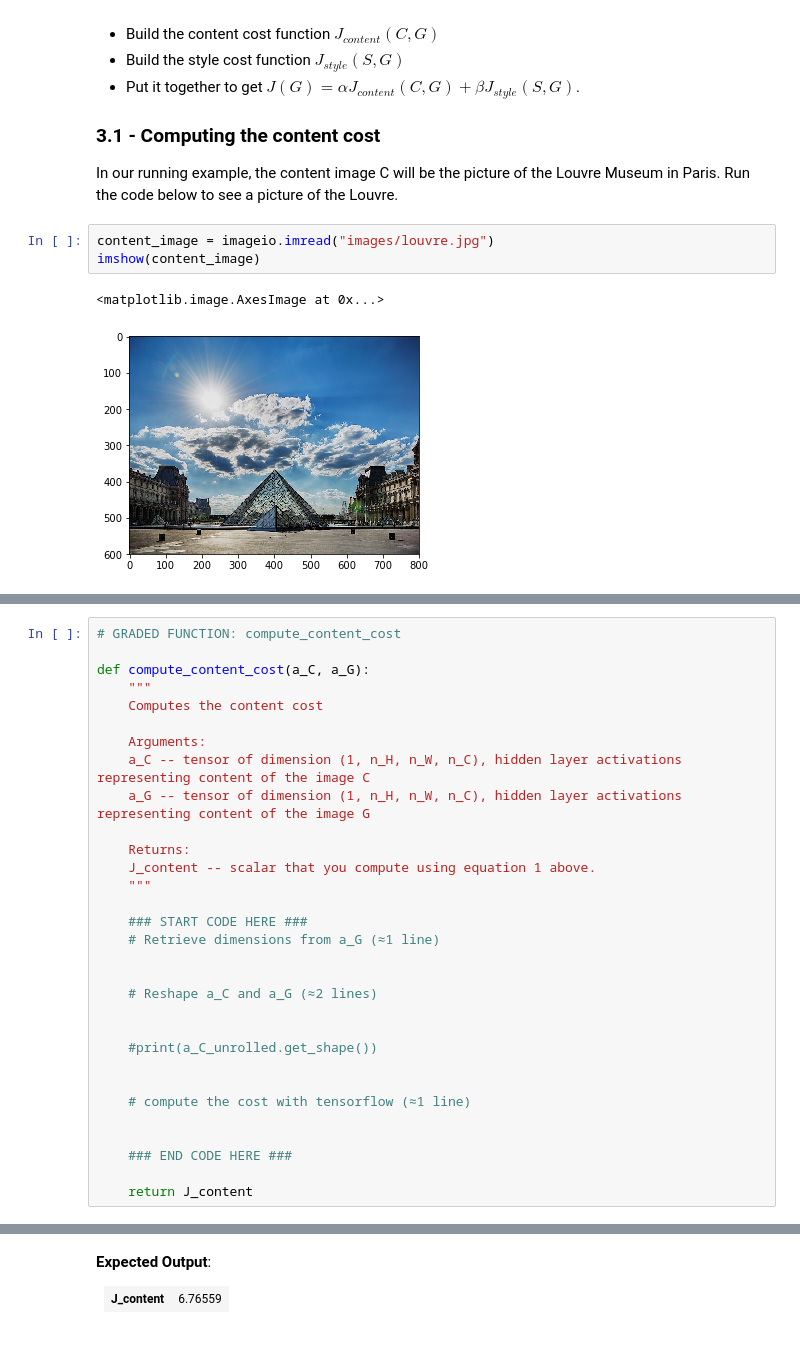
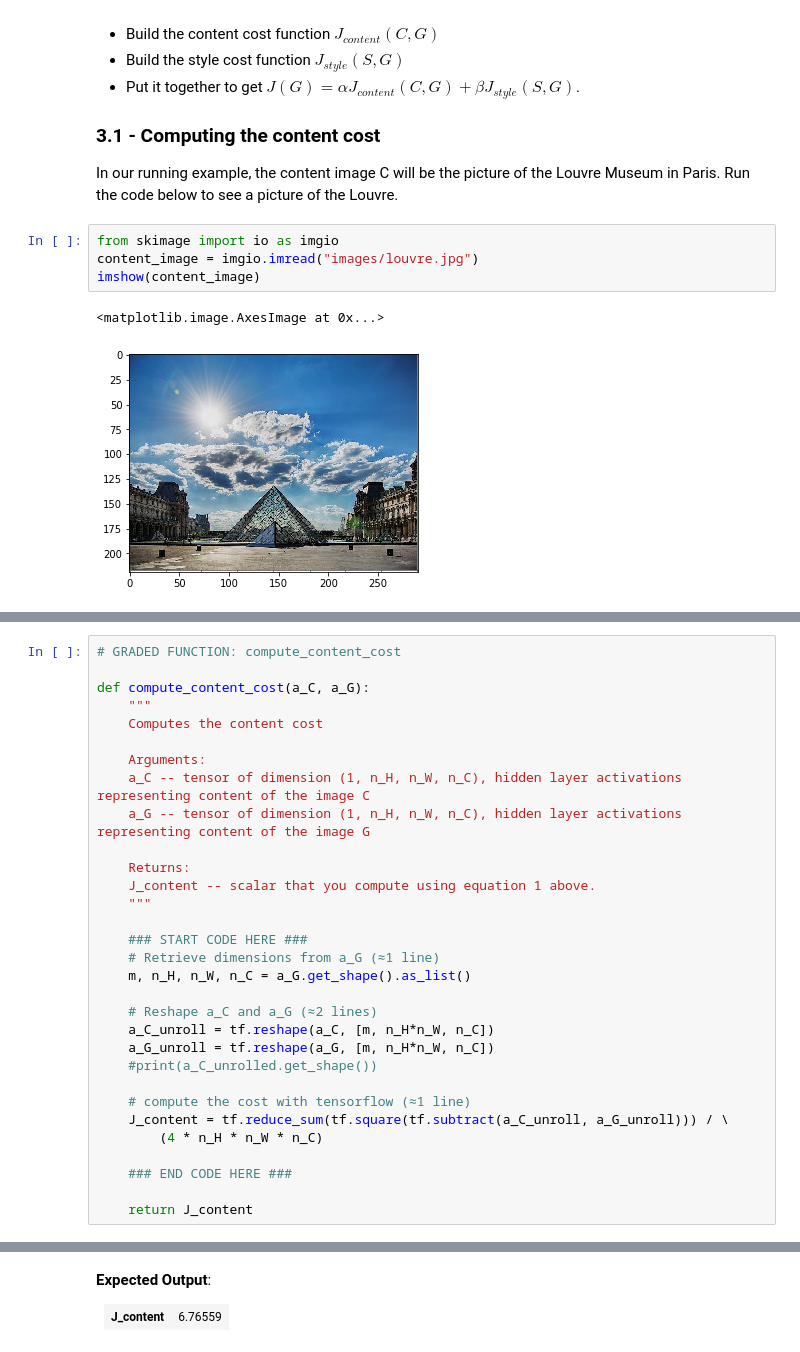
Before and after one commit to madlogos/deep_learning_ai, a Jupyter notebook: 4_Convolutional Neural Networks/Art Generation with Neural Style Transfer.ipynb, the cells around one changed output, grey strips where cells are left out. Saved outputs shown, nothing was run; the diff lists cells and outputs as text.

```diff
--- a/4_Convolutional Neural Networks/Art Generation with Neural Style Transfer.ipynb
+++ b/4_Convolutional Neural Networks/Art Generation with Neural Style Transfer.ipynb
@@ -66,11 +83,12 @@ We will build the NST algorithm in three steps:
 
 In our running example, the content image C will be the picture of the Louvre Museum in Paris. Run the code below to see a picture of the Louvre.
 # %%
-content_image = imageio.imread("images/louvre.jpg")
+from skimage import io as imgio
+content_image = imgio.imread("images/louvre.jpg")
 imshow(content_image)
 # %% [output]
 <matplotlib.image.AxesImage at 0x...>
-[figure, old version]
+[figure, new version]
 # %% [markdown]
 The content image (C) shows the Louvre museum's pyramid surrounded by old Paris buildings, against a sunny sky with a few clouds.
 
@@ -114,16 +132,16 @@ def compute_content_cost(a_C, a_G):
 
     ### START CODE HERE ###
     # Retrieve dimensions from a_G (≈1 line)
-
+    m, n_H, n_W, n_C = a_G.get_shape().as_list()
 
     # Reshape a_C and a_G (≈2 lines)
-
-
+    a_C_unroll = tf.reshape(a_C, [m, n_H*n_W, n_C])
+    a_G_unroll = tf.reshape(a_G, [m, n_H*n_W, n_C])
     #print(a_C_unrolled.get_shape())
 
-
     # compute the cost with tensorflow (≈1 line)
-
+    J_content = tf.reduce_sum(tf.square(tf.subtract(a_C_unroll, a_G_unroll))) / \
+        (4 * n_H * n_W * n_C)
 
     ### END CODE HERE ###
 
```
Also changed, not shown: parts of 17 cells of this notebook, 10 other files.
